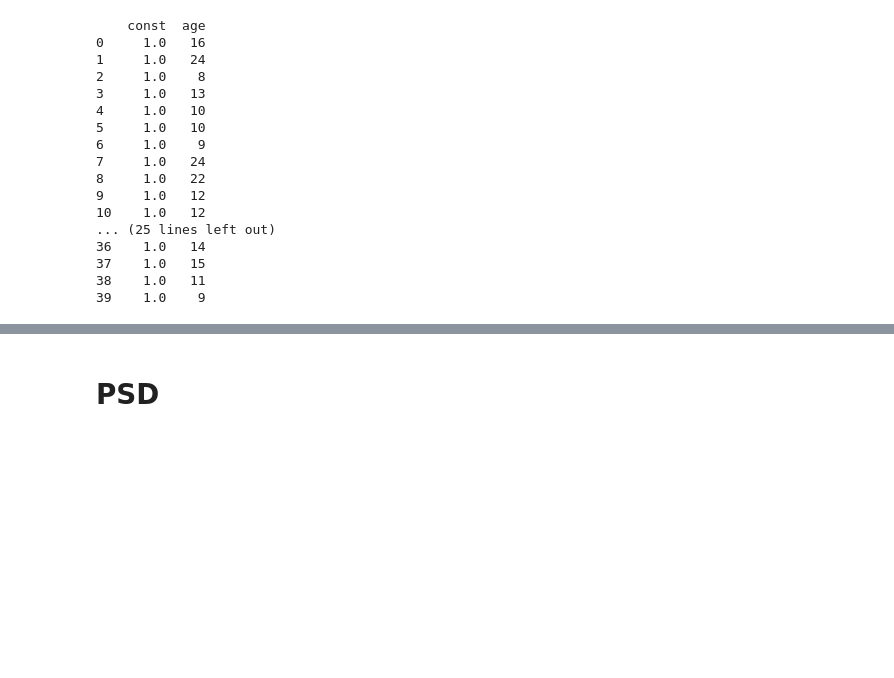
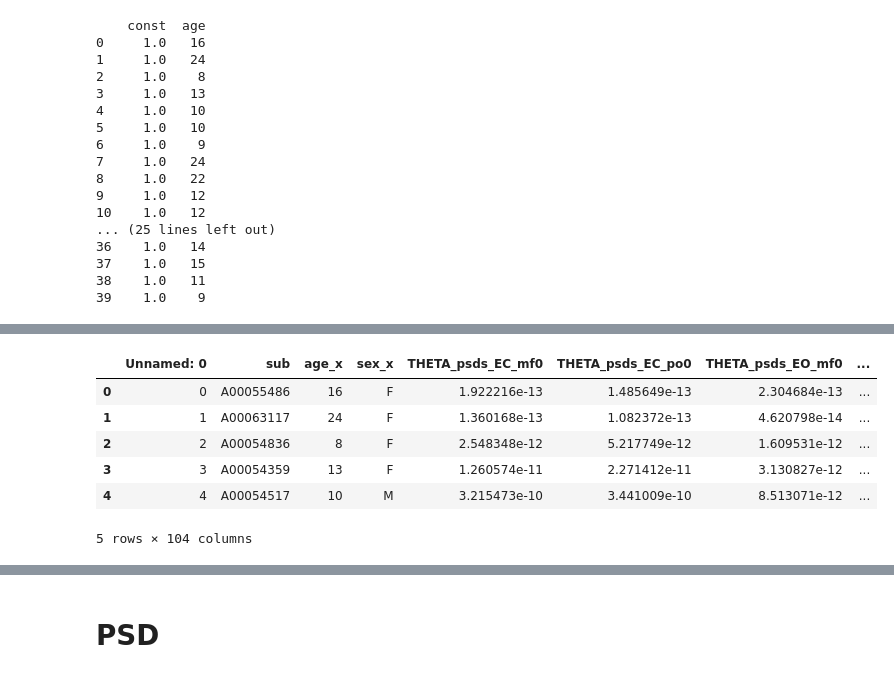
Before and after one commit to HwangLabNeuroCogDynamics/fooof_vs_PSD, a Jupyter notebook: Stats.ipynb, the cells around one changed output, grey strips where cells are left out. Cells and saved outputs as stored; diff of their text form; code cells hidden in the pictures; blank space fills up the shorter version.

```diff
--- a/Stats.ipynb
+++ b/Stats.ipynb
@@ -188,0 +184,12 @@ for y in psd_df.iloc[:,-4:]:
+# %%
+df = pd.merge(psd_df, fooof_df, on='sub')
+# %%
+df.head()
+# %% [output]
+|  | Unnamed: 0 | sub | age_x | sex_x | THETA_psds_EC_mf0 | THETA_psds_EC_po0 | THETA_psds_EO_mf0 | ... |
+| 0 | 0 | A00055486 | 16 | F | 1.922216e-13 | 1.485649e-13 | 2.304684e-13 | ... |
+| 1 | 1 | A00063117 | 24 | F | 1.360168e-13 | 1.082372e-13 | 4.620798e-14 | ... |
+| 2 | 2 | A00054836 | 8 | F | 2.548348e-12 | 5.217749e-12 | 1.609531e-12 | ... |
+| 3 | 3 | A00054359 | 13 | F | 1.260574e-11 | 2.271412e-11 | 3.130827e-12 | ... |
+| 4 | 4 | A00054517 | 10 | M | 3.215473e-10 | 3.441009e-10 | 8.513071e-12 | ... |
+5 rows × 104 columns
```
Also changed, not shown: parts of 8 cells of this notebook.
